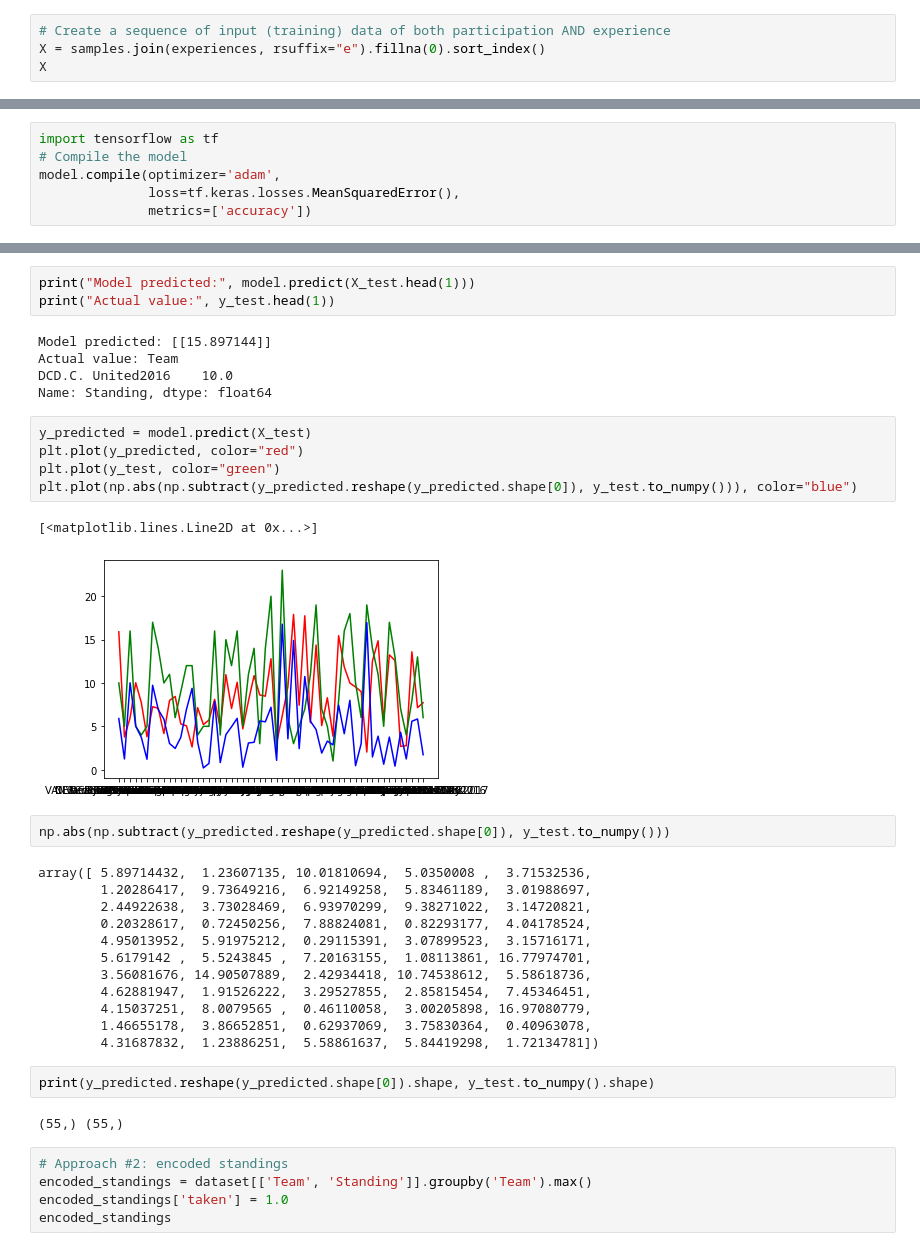
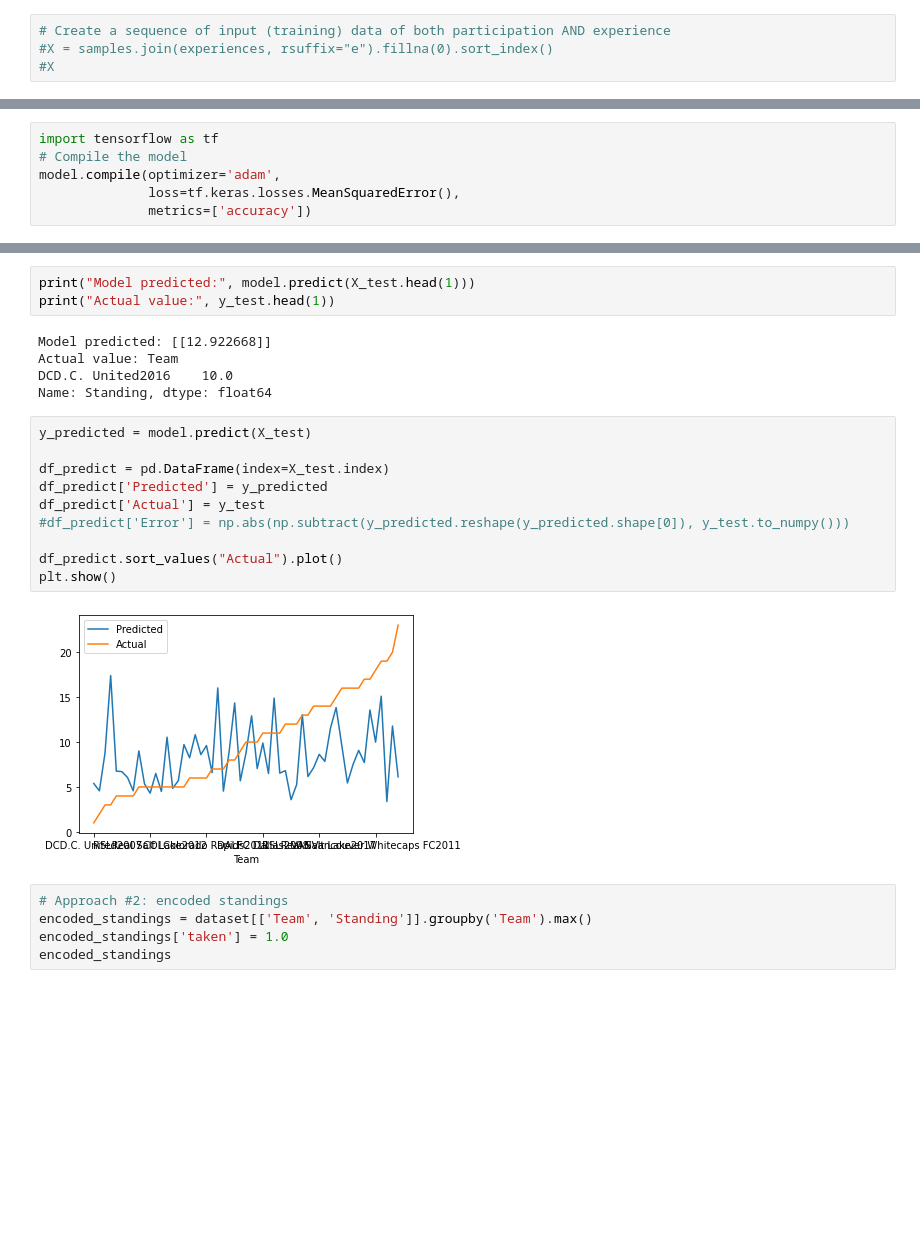
Before and after one commit to joshuadanielp/umn_fantasy_soccer, a Jupyter notebook: notebooks/research01.ipynb, the cells around one changed output, grey strips where cells are left out. Drawn from its saved outputs; the diff is of its cells as text; blank space fills up the shorter version.

Commit message:
Test predictions visualized

```diff
--- a/notebooks/research01.ipynb
+++ b/notebooks/research01.ipynb
@@ -217,5 +217,5 @@ X
 218 rows × 2251 columns
 # %%
 # Create a sequence of input (training) data of both participation AND experience
-X = samples.join(experiences, rsuffix="e").fillna(0).sort_index()
-X
+#X = samples.join(experiences, rsuffix="e").fillna(0).sort_index()
+#X
@@ -331,36 +315,22 @@ Normal Neural Network - Loss: 37.64891815185547, Accuracy: 0.0181818176060915
 print("Model predicted:", model.predict(X_test.head(1)))
 print("Actual value:", y_test.head(1))
 # %% [output]
-Model predicted: [[15.897144]]
+Model predicted: [[12.922668]]
 Actual value: Team
 DCD.C. United2016    10.0
 Name: Standing, dtype: float64
 # %%
 y_predicted = model.predict(X_test)
-plt.plot(y_predicted, color="red")
-plt.plot(y_test, color="green")
-plt.plot(np.abs(np.subtract(y_predicted.reshape(y_predicted.shape[0]), y_test.to_numpy())), color="blue")
+
+df_predict = pd.DataFrame(index=X_test.index)
+df_predict['Predicted'] = y_predicted
+df_predict['Actual'] = y_test
+#df_predict['Error'] = np.abs(np.subtract(y_predicted.reshape(y_predicted.shape[0]), y_test.to_numpy()))
+
+df_predict.sort_values("Actual").plot()
+plt.show()
 # %% [output]
-[<matplotlib.lines.Line2D at 0x...>]
-[figure, old version]
+[figure, new version]
-# %%
-np.abs(np.subtract(y_predicted.reshape(y_predicted.shape[0]), y_test.to_numpy()))
-# %% [output]
-array([ 5.89714432,  1.23607135, 10.01810694,  5.0350008 ,  3.71532536,
-        1.20286417,  9.73649216,  6.92149258,  5.83461189,  3.01988697,
-        2.44922638,  3.73028469,  6.93970299,  9.38271022,  3.14720821,
-        0.20328617,  0.72450256,  7.88824081,  0.82293177,  4.04178524,
-        4.95013952,  5.91975212,  0.29115391,  3.07899523,  3.15716171,
-        5.6179142 ,  5.5243845 ,  7.20163155,  1.08113861, 16.77974701,
-        3.56081676, 14.90507889,  2.42934418, 10.74538612,  5.58618736,
-        4.62881947,  1.91526222,  3.29527855,  2.85815454,  7.45346451,
-        4.15037251,  8.0079565 ,  0.46110058,  3.00205898, 16.97080779,
-        1.46655178,  3.86652851,  0.62937069,  3.75830364,  0.40963078,
-        4.31687832,  1.23886251,  5.58861637,  5.84419298,  1.72134781])
-# %%
-print(y_predicted.reshape(y_predicted.shape[0]).shape, y_test.to_numpy().shape)
-# %% [output]
-(55,) (55,)
 # %%
 # Approach #2: encoded standings
 encoded_standings = dataset[['Team', 'Standing']].groupby('Team').max()
```
Also changed, not shown: parts of 12 cells of this notebook.
